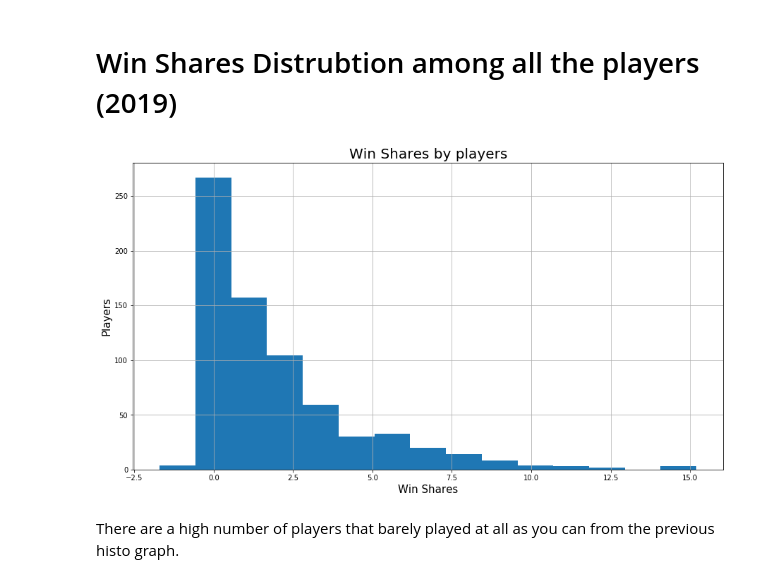
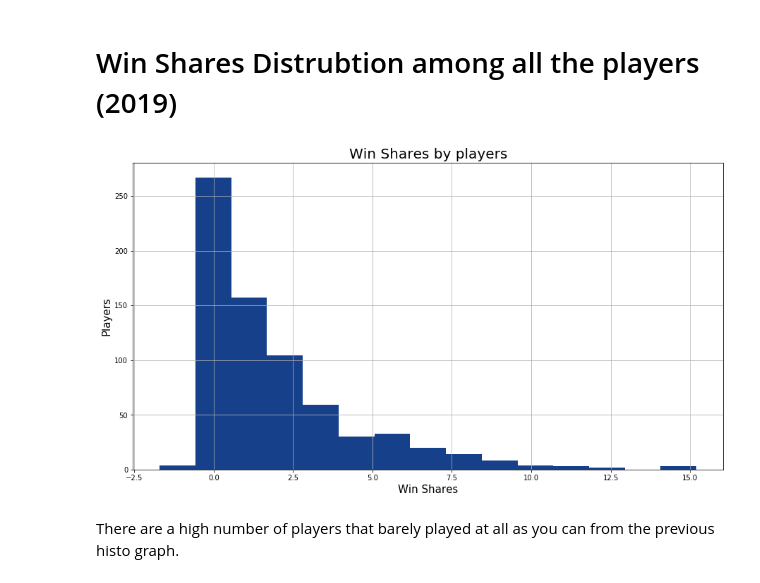
Before and after one commit to deepenrp/NBA_Performance, a Jupyter notebook: Win-Shares/NBA MVP-All-Star.ipynb, the cells around one changed output. Cells and saved outputs as stored; diff of their text form; code cells hidden in the pictures.

```diff
--- a/Win-Shares/NBA MVP-All-Star.ipynb
+++ b/Win-Shares/NBA MVP-All-Star.ipynb
@@ -93,15 +95,15 @@ playerstats_2019
 # %%
 # Plot win shares by players to see how they are distributed
 player_winshares_2019 = playerstats_2019[['Player', 'WS']]
 
 plt.figure(figsize = (15,8))
-plt.hist(player_winshares_2019['WS'], bins = 15)
+plt.hist(player_winshares_2019['WS'], bins = 15, color='#17408B')
 plt.grid()
 plt.xlabel('Win Shares', size = 15)
 plt.ylabel('Players', size = 15)
 plt.title('Win Shares by players', size = 20);
 # %% [output]
-[figure, old version]
+[figure, new version]
 # %% [markdown]
 There are a high number of players that barely played at all as you can from the previous histo graph.
 # %% [markdown]
```
Also changed, not shown: parts of 2 cells of this notebook.
